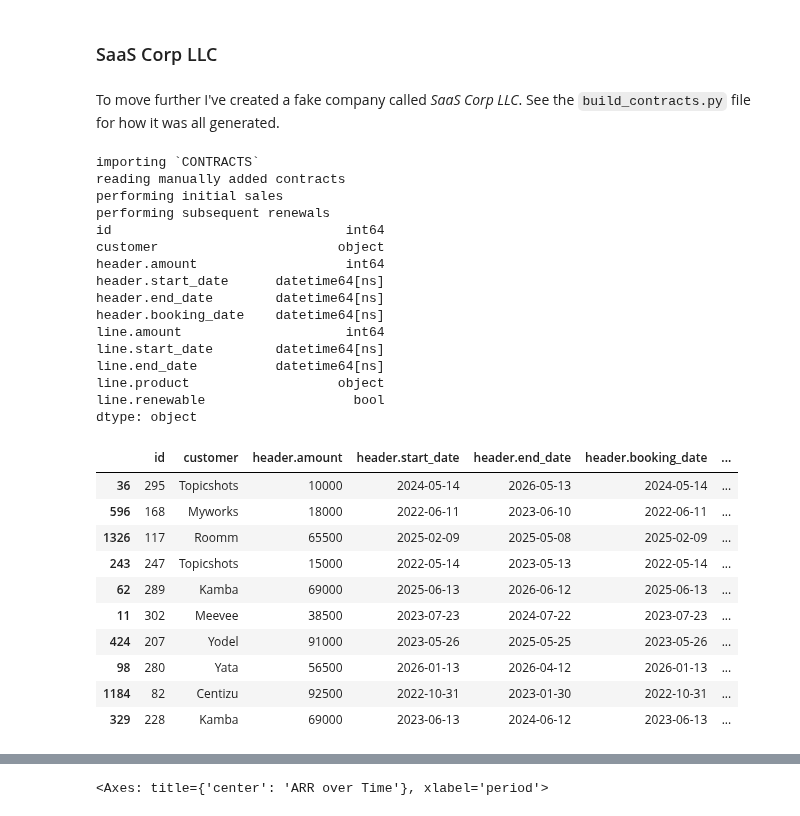
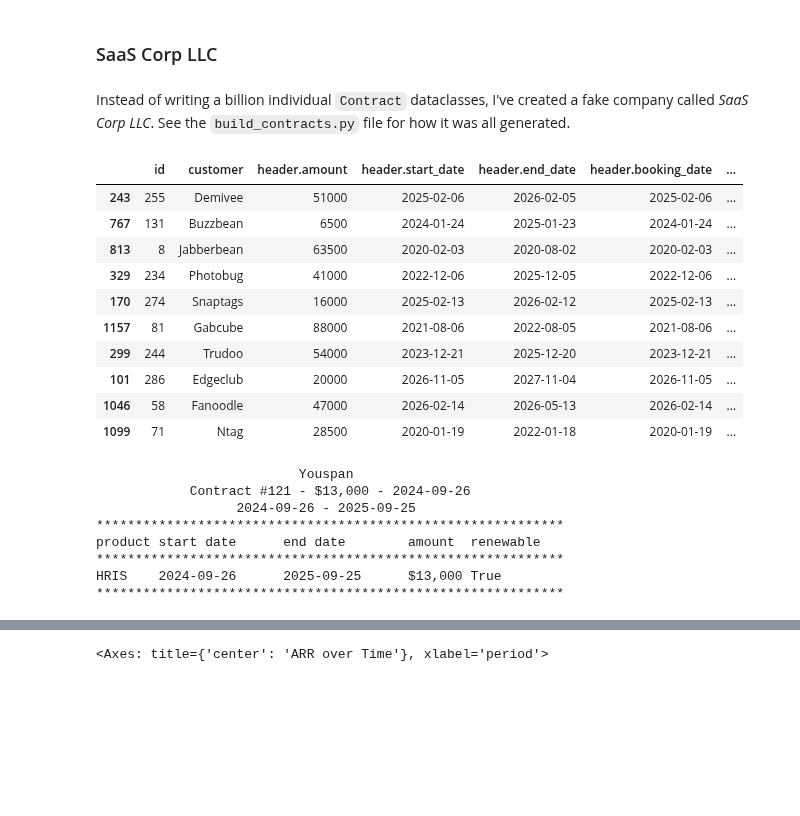
Before and after one commit to Curts0/arr_data_professional, a Jupyter notebook: 4-the-customer-cube.ipynb, the cells around one changed output, grey strips where cells are left out. Drawn from its saved outputs; the diff is of its cells as text; code cells hidden in the pictures; blank space fills up the shorter version.

```diff
--- a/4-the-customer-cube.ipynb
+++ b/4-the-customer-cube.ipynb
@@ -57,37 +52,31 @@ So, it's a great a thought by Adamson. Not just for data modelling, but for life
 # %% [markdown]
 ### SaaS Corp LLC
 # %% [markdown]
-To move further I've created a fake company called *SaaS Corp LLC*. See the `build_contracts.py` file for how it was all generated.
+Instead of writing a billion individual `Contract` dataclasses, I've created a fake company called *SaaS Corp LLC*. See the `build_contracts.py` file for how it was all generated.
 # %%
-print('importing `CONTRACTS`')
+from arr import Contract
 from data.build_contracts import CONTRACTS
-print(CONTRACTS.dtypes)
-CONTRACTS.sample(10)
+
+display(CONTRACTS.sample(10))
+example = Contract.from_df(CONTRACTS[CONTRACTS['id'] == 121])
+example
 # %% [output]
+|  | id | customer | header.amount | header.start_date | header.end_date | header.booking_date | ... |
+| 243 | 255 | Demivee | 51000 | 2025-02-06 | 2026-02-05 | 2025-02-06 | ... |
+| 767 | 131 | Buzzbean | 6500 | 2024-01-24 | 2025-01-23 | 2024-01-24 | ... |
+| 813 | 8 | Jabberbean | 63500 | 2020-02-03 | 2020-08-02 | 2020-02-03 | ... |
+| 329 | 234 | Photobug | 41000 | 2022-12-06 | 2025-12-05 | 2022-12-06 | ... |
+| 170 | 274 | Snaptags | 16000 | 2025-02-13 | 2026-02-12 | 2025-02-13 | ... |
+| 1157 | 81 | Gabcube | 88000 | 2021-08-06 | 2022-08-05 | 2021-08-06 | ... |
+| 299 | 244 | Trudoo | 54000 | 2023-12-21 | 2025-12-20 | 2023-12-21 | ... |
+| 101 | 286 | Edgeclub | 20000 | 2026-11-05 | 2027-11-04 | 2026-11-05 | ... |
+| 1046 | 58 | Fanoodle | 47000 | 2026-02-14 | 2026-05-13 | 2026-02-14 | ... |
+| 1099 | 71 | Ntag | 28500 | 2020-01-19 | 2022-01-18 | 2020-01-19 | ... |
-importing `CONTRACTS`
-reading manually added contracts
-performing initial sales
-performing subsequent renewals
-id                              int64
-customer                       object
-header.amount                   int64
-header.start_date      datetime64[ns]
-header.end_date        datetime64[ns]
-header.booking_date    datetime64[ns]
-line.amount                     int64
-line.start_date        datetime64[ns]
-line.end_date          datetime64[ns]
-line.product                   object
-line.renewable                   bool
-dtype: object
+                          Youspan
+            Contract #121 - $13,000 - 2024-09-26
+                  2024-09-26 - 2025-09-25
+************************************************************
+product start date      end date        amount  renewable
+************************************************************
+HRIS    2024-09-26      2025-09-25      $13,000 True
+************************************************************
-|  | id | customer | header.amount | header.start_date | header.end_date | header.booking_date | ... |
-| 36 | 295 | Topicshots | 10000 | 2024-05-14 | 2026-05-13 | 2024-05-14 | ... |
-| 596 | 168 | Myworks | 18000 | 2022-06-11 | 2023-06-10 | 2022-06-11 | ... |
-| 1326 | 117 | Roomm | 65500 | 2025-02-09 | 2025-05-08 | 2025-02-09 | ... |
-| 243 | 247 | Topicshots | 15000 | 2022-05-14 | 2023-05-13 | 2022-05-14 | ... |
-| 62 | 289 | Kamba | 69000 | 2025-06-13 | 2026-06-12 | 2025-06-13 | ... |
-| 11 | 302 | Meevee | 38500 | 2023-07-23 | 2024-07-22 | 2023-07-23 | ... |
-| 424 | 207 | Yodel | 91000 | 2023-05-26 | 2025-05-25 | 2023-05-26 | ... |
-| 98 | 280 | Yata | 56500 | 2026-01-13 | 2026-04-12 | 2026-01-13 | ... |
-| 1184 | 82 | Centizu | 92500 | 2022-10-31 | 2023-01-30 | 2022-10-31 | ... |
-| 329 | 228 | Kamba | 69000 | 2023-06-13 | 2024-06-12 | 2023-06-13 | ... |
```
Also changed, not shown: parts of 4 cells of this notebook, 4 other files.
